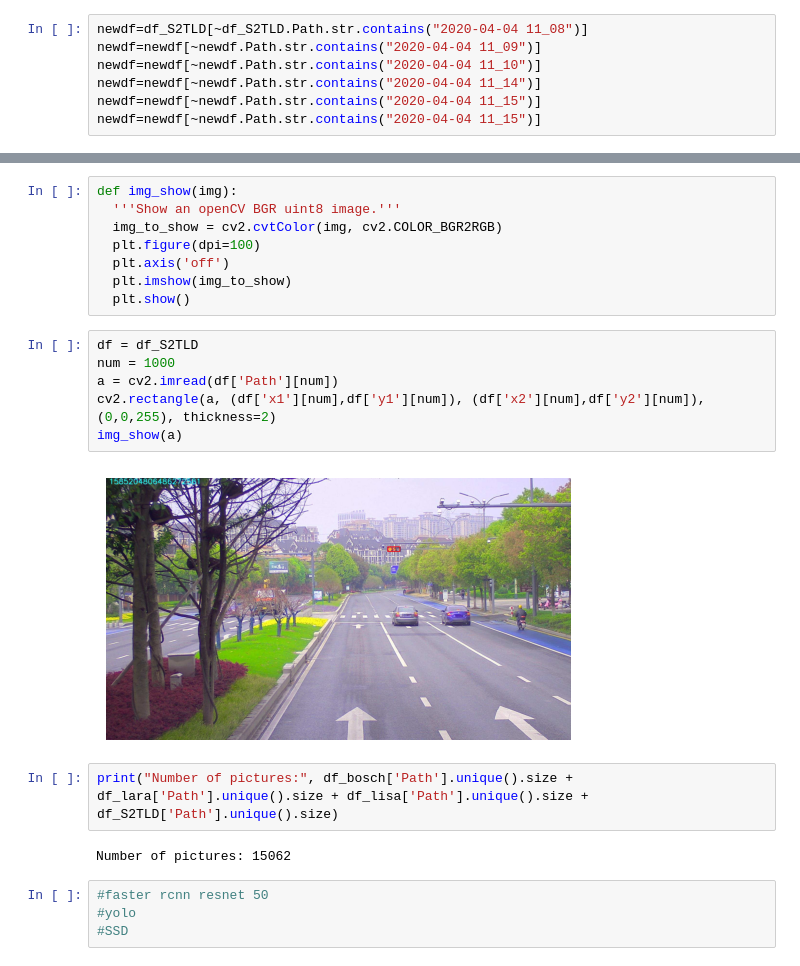
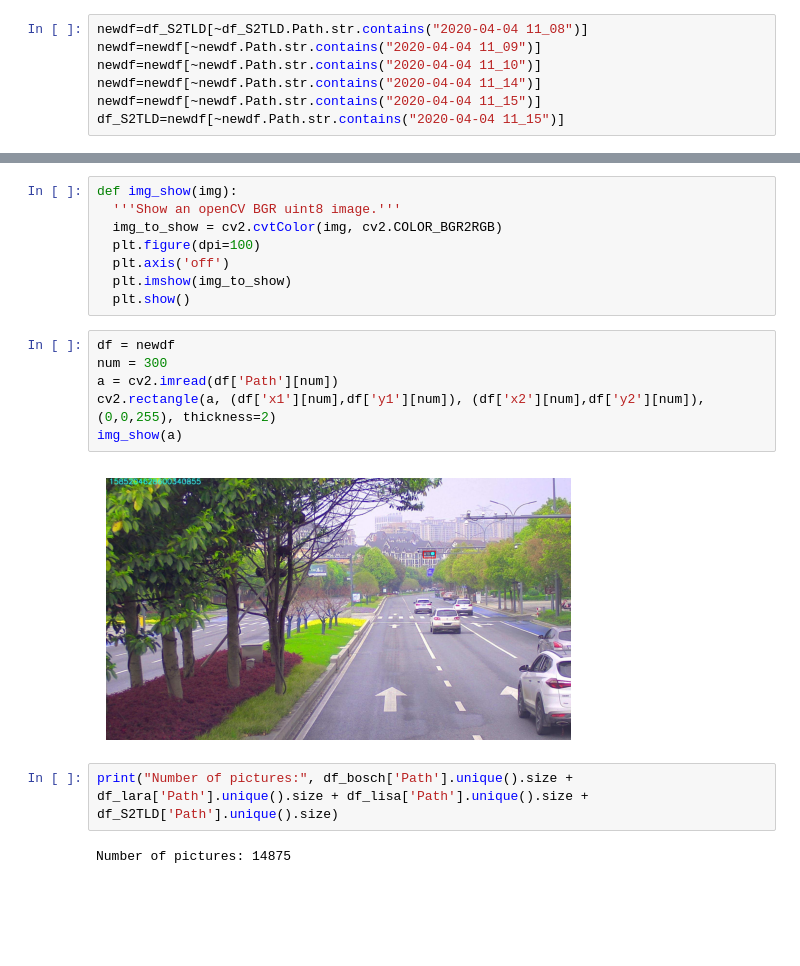
Before and after one commit to Likich/TipsTricks_Project_TrLights, a Jupyter notebook: Tips_Tricks.ipynb, the cells around one changed output, grey strips where cells are left out. Cells and saved outputs as stored; diff of their text form; blank space fills up the shorter version.

```diff
--- a/Tips_Tricks.ipynb
+++ b/Tips_Tricks.ipynb
@@ -254,5 +252,5 @@ newdf=newdf[~newdf.Path.str.contains("2020-04-04 11_09")]
 newdf=newdf[~newdf.Path.str.contains("2020-04-04 11_10")]
 newdf=newdf[~newdf.Path.str.contains("2020-04-04 11_14")]
 newdf=newdf[~newdf.Path.str.contains("2020-04-04 11_15")]
-newdf=newdf[~newdf.Path.str.contains("2020-04-04 11_15")]
+df_S2TLD=newdf[~newdf.Path.str.contains("2020-04-04 11_15")]
 # %%
@@ -330,18 +328,14 @@ def img_show(img):
   plt.imshow(img_to_show)
   plt.show()
 # %%
-df = df_S2TLD
-num = 1000
+df = newdf
+num = 300
 a = cv2.imread(df['Path'][num])
 cv2.rectangle(a, (df['x1'][num],df['y1'][num]), (df['x2'][num],df['y2'][num]), (0,0,255), thickness=2)
 img_show(a)
 # %% [output]
-[figure, old version]
+[figure, new version]
 # %%
 print("Number of pictures:", df_bosch['Path'].unique().size + df_lara['Path'].unique().size + df_lisa['Path'].unique().size + df_S2TLD['Path'].unique().size)
 # %% [output]
-Number of pictures: 15062
+Number of pictures: 14875
-# %%
-#faster rcnn resnet 50
-#yolo
-#SSD
```
Also changed, not shown: parts of 25 cells of this notebook.
